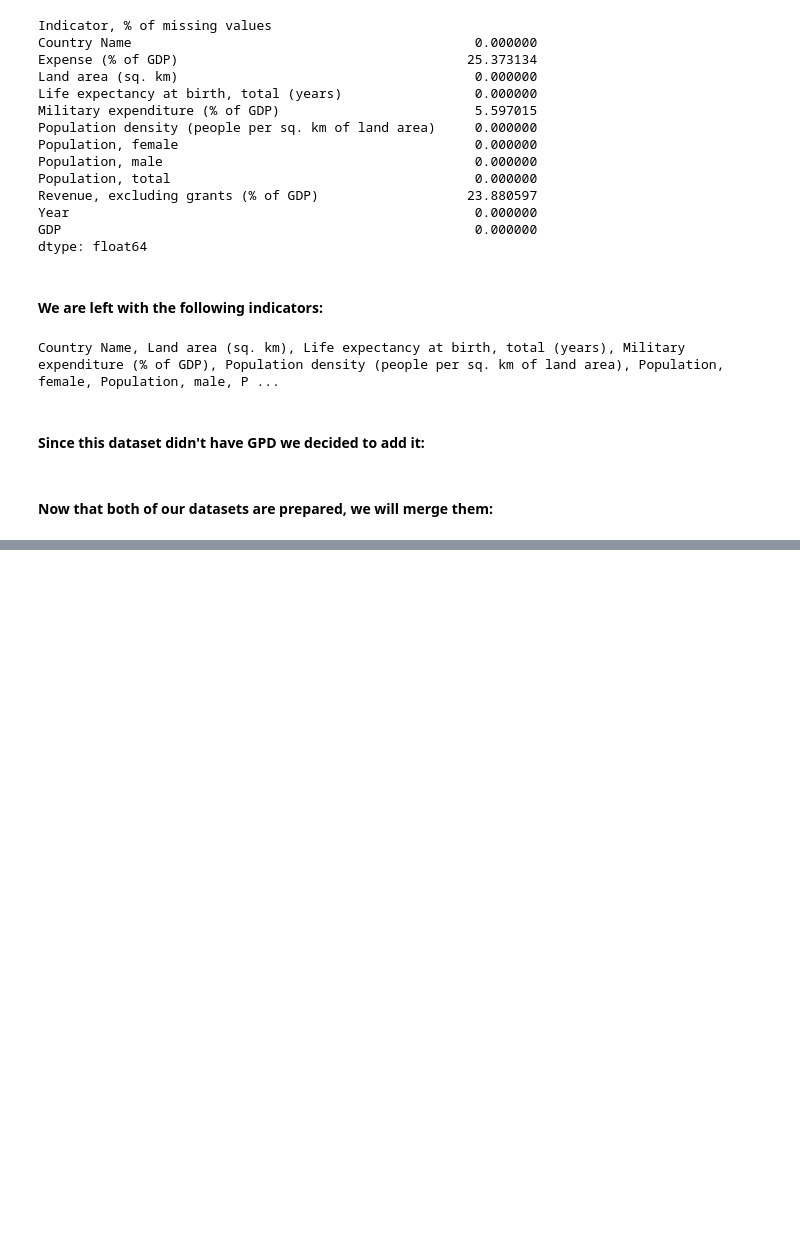
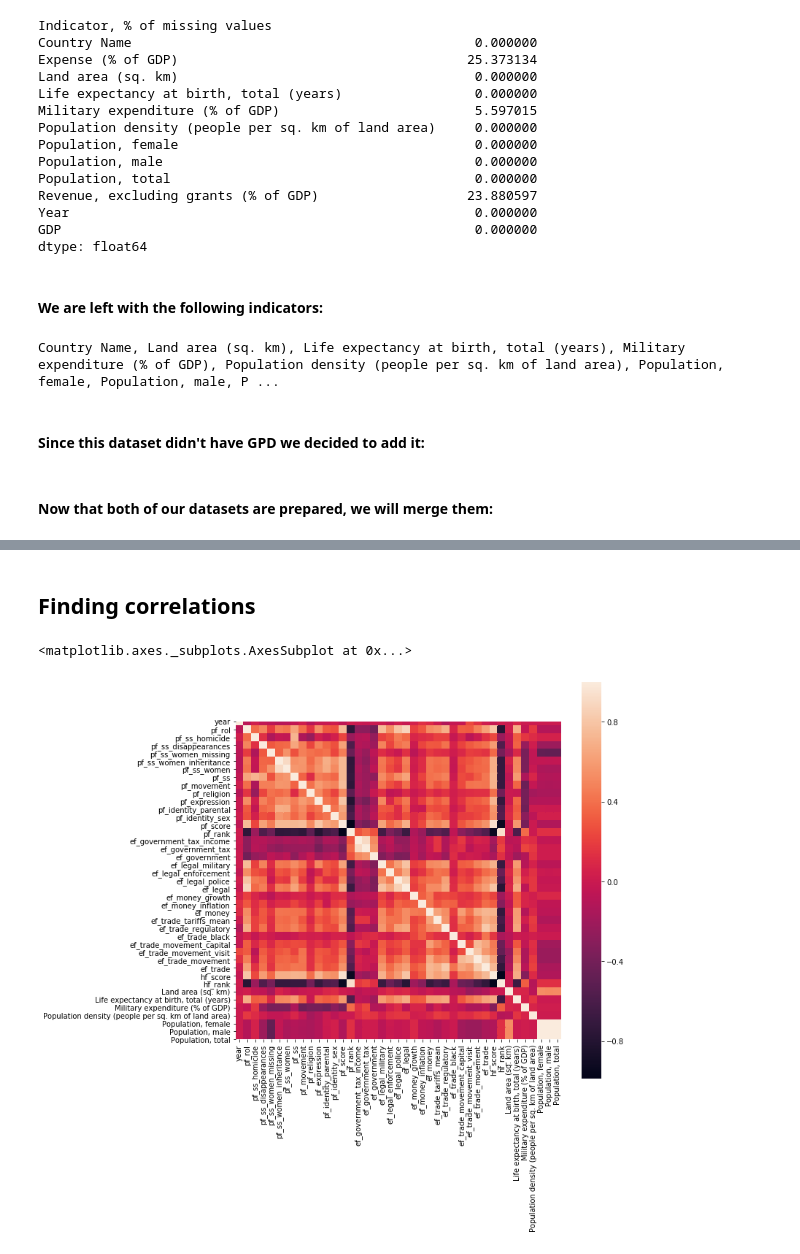
Before and after one commit to allikkil/DataSc-project, a Jupyter notebook: Project W4 Kaggle-Human Freedom.ipynb, the cells around one changed output, grey strips where cells are left out. Saved outputs shown, nothing was run; the diff lists cells and outputs as text; code cells hidden in the pictures; blank space fills up the shorter version.

Commit message:
Added heatmap for correlations

```diff
--- a/Project W4 Kaggle-Human Freedom.ipynb
+++ b/Project W4 Kaggle-Human Freedom.ipynb
@@ -195 +197,10 @@ merged_data.head()
 5 rows × 44 columns
+# %% [markdown]
+## Finding correlations
+# %%
+correlations = merged_data.corr()
+fig, ax = plt.subplots(figsize=(10,10))
+sns.heatmap(correlations, square = True, ax = ax)
+# %% [output]
+<matplotlib.axes._subplots.AxesSubplot at 0x...>
+[figure, added]
```
Also changed, not shown: parts of 4 cells of this notebook.
